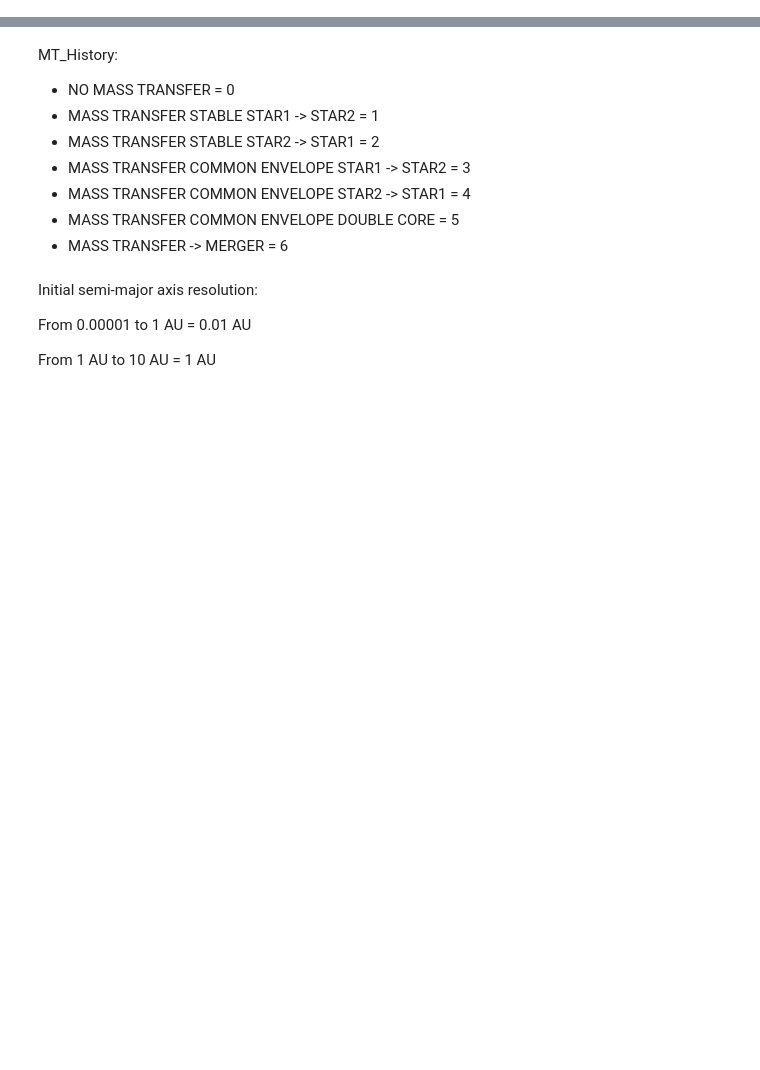
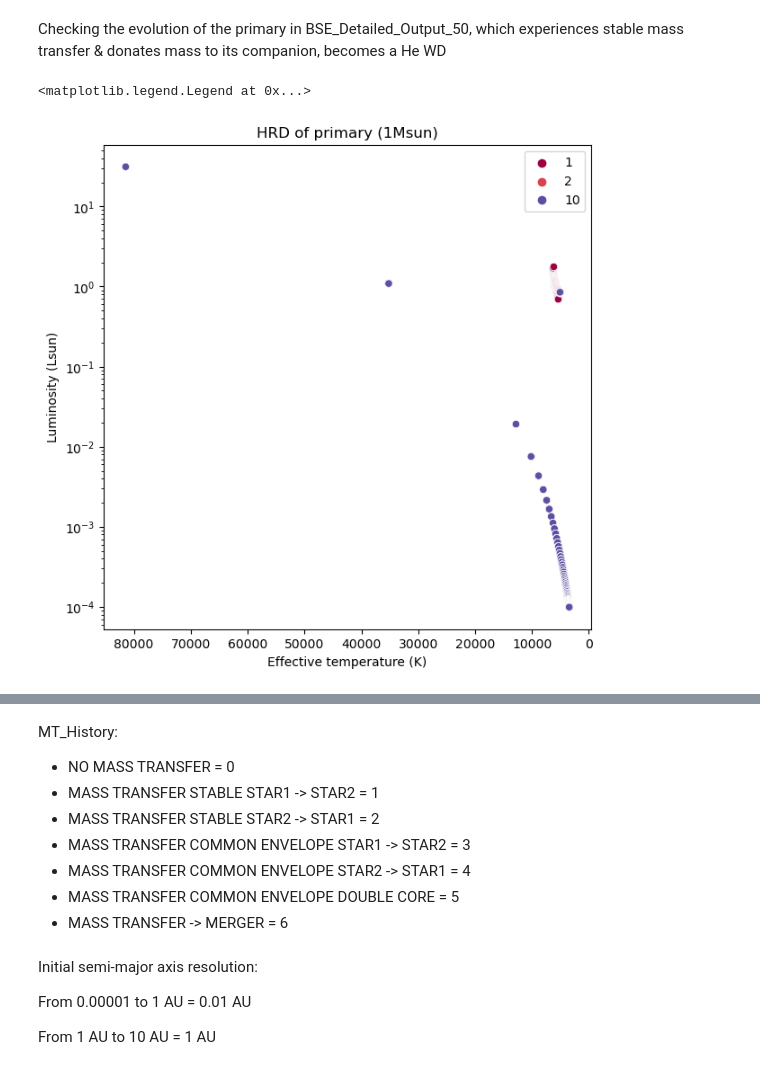
Before and after one commit to mkim0029/COMPAS, a Jupyter notebook: src/1Msun+0.7Msun_a0.00726to0.02476/Detailed_Output/read.ipynb, the cells around one changed output, grey strips where cells are left out. Saved outputs shown, nothing was run; the diff lists cells and outputs as text; code cells hidden in the pictures; blank space fills up the shorter version.

```diff
--- a/src/1Msun+0.7Msun_a0.00726to0.02476/Detailed_Output/read.ipynb
+++ b/src/1Msun+0.7Msun_a0.00726to0.02476/Detailed_Output/read.ipynb
@@ -7,0 +29,17 @@ import seaborn as sns
+# %% [markdown]
+Checking the evolution of the primary in BSE_Detailed_Output_50, which experiences stable mass transfer & donates mass to its companion, becomes a He WD
+# %%
+df = pd.read_csv('BSE_Detailed_Output_50.csv', sep = ',', header = 2)
+plt.figure(figsize=(7, 7))
+sns.scatterplot(data=df, x='        Teff(1)         ', y='     Luminosity(1)      ', hue='Stellar_Type(1)', palette='Spectral', legend='full')
+#plt.xlim((5000,6500))
+plt.gca().invert_xaxis()
+plt.title('HRD of primary (1Msun)')
+plt.xlabel('Effective temperature (K)')
+plt.ylabel('Luminosity (Lsun)')
+plt.yscale('log')
+plt.legend()
+#plt.ylim((6e-1,2e0))
+# %% [output]
+<matplotlib.legend.Legend at 0x...>
+[figure, added]
```
Also changed, not shown: parts of 5 cells of this notebook, 39 other files.
